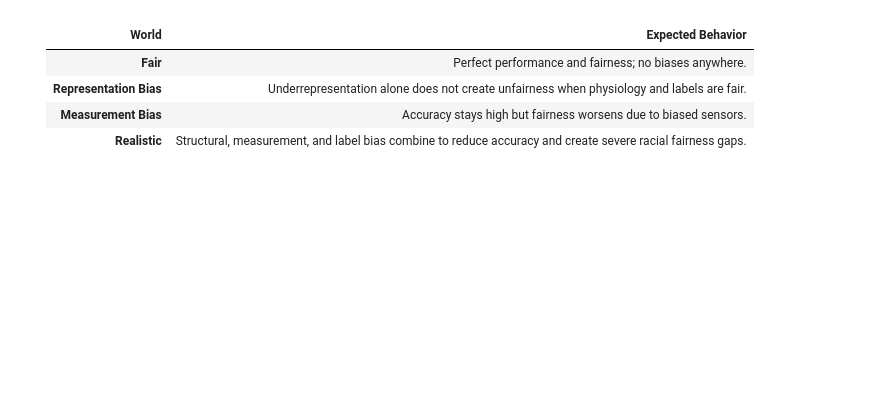
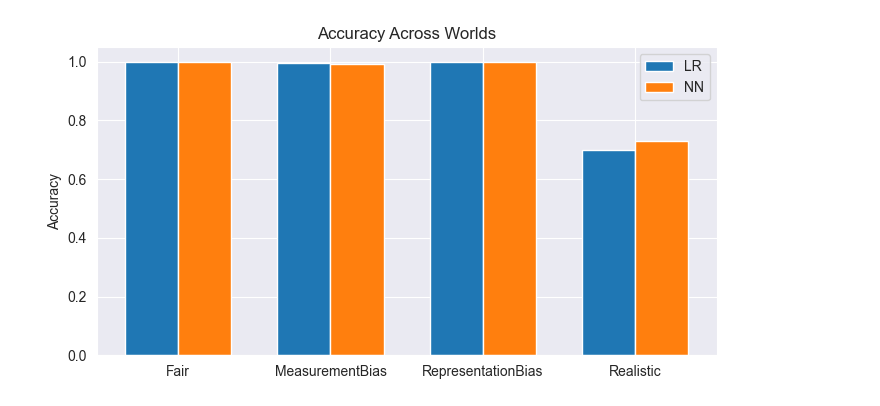
Before and after one commit to isabelle-bustamante/diabetes-fairness-ml, a Jupyter notebook: experiments/05_comparison.ipynb, the cells around one changed output. Drawn from its saved outputs; the diff is of its cells as text; code cells hidden in the pictures; blank space fills up the shorter version.

```diff
--- a/experiments/05_comparison.ipynb
+++ b/experiments/05_comparison.ipynb
@@ -314,7 +1,37 @@ The Realistic World simulates real-world inequities, producing both poor perform
-# %% [markdown]
-| World                   | Expected Behavior                                                                                          |
-| ----------------------- | ---------------------------------------------------------------------------------------------------------- |
-| **Fair**                | Perfect performance and fairness; no biases anywhere.                                                      |
-| **Representation Bias** | Underrepresentation alone does not create unfairness when physiology and labels are fair.                  |
-| **Measurement Bias**    | Accuracy stays high but fairness worsens due to biased sensors.                                            |
-| **Realistic**           | Structural, measurement, and label bias combine to reduce accuracy and create severe racial fairness gaps. |
+# %%
+import json
+import pandas as pd
+import numpy as np
+import matplotlib.pyplot as plt
+
+# Load saved model results
+with open("results_fair.json") as f: fair = json.load(f)
+with open("results_measurement.json") as f: measurement = json.load(f)
+with open("results_representation.json") as f: representation = json.load(f)
+with open("results_realistic.json") as f: realistic = json.load(f)
+
+
+results = {
+    "Fair": fair,
+    "MeasurementBias": measurement,
+    "RepresentationBias": representation,
+    "Realistic": realistic
+}
+# %%
+worlds = list(results.keys())
+lr_acc = [results[w]["LR_accuracy"] for w in worlds]
+mlp_acc = [results[w]["MLP_accuracy"] for w in worlds]
+
+x = np.arange(len(worlds))
+width = 0.35
+
+plt.figure(figsize=(8,4))
+plt.bar(x - width/2, lr_acc, width, label="LR")
+plt.bar(x + width/2, mlp_acc, width, label="NN")
+plt.xticks(x, worlds)
+plt.ylabel("Accuracy")
+plt.title("Accuracy Across Worlds")
+plt.legend()
+plt.show()
+# %% [output]
+[figure, added]
```
Also changed, not shown: parts of 28 cells of this notebook, 8 other files.
